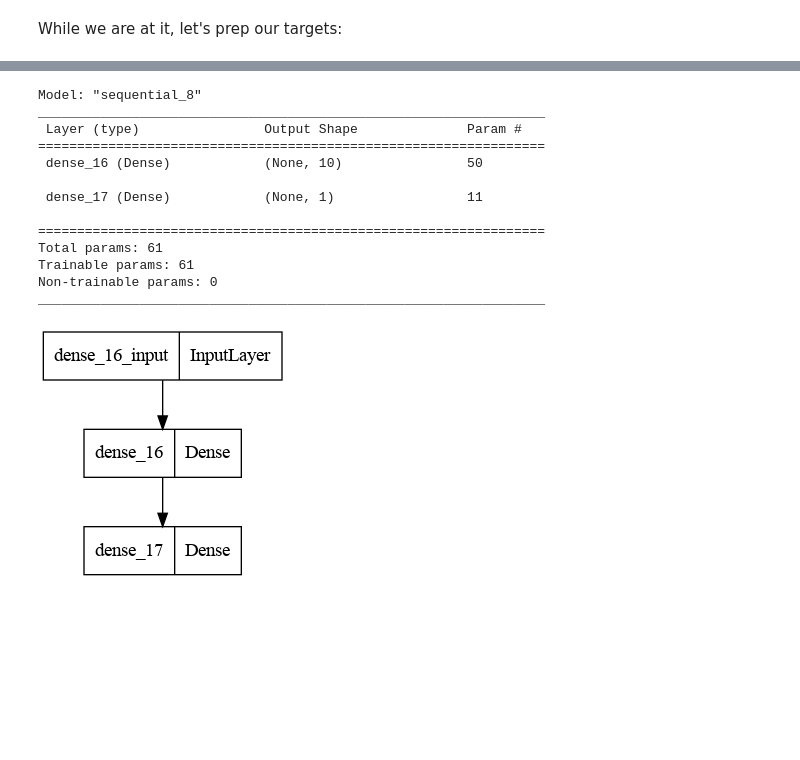
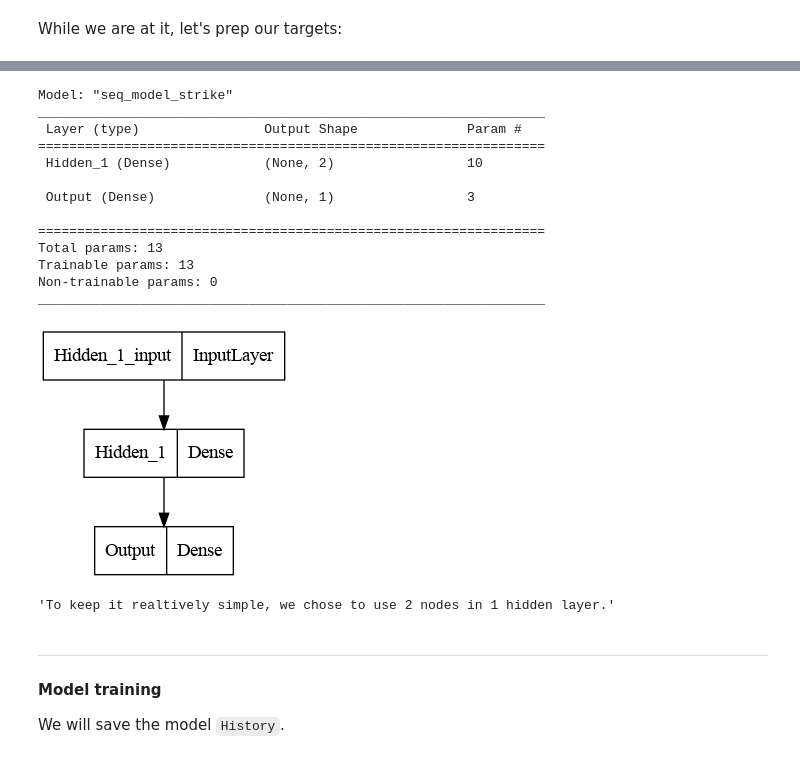
Before and after one commit to werlindo/called-third-strike, a Jupyter notebook: notebooks/03_first_crude_neural_network.ipynb, the cells around one changed output, grey strips where cells are left out. Cells and saved outputs as stored; diff of their text form; code cells hidden in the pictures; blank space fills up the shorter version.

Commit message:
Make initial neural network predictions

```diff
--- a/notebooks/03_first_crude_neural_network.ipynb
+++ b/notebooks/03_first_crude_neural_network.ipynb
@@ -121,2 +185,6 @@ Create train/test splits
+# %%
+# Parameters
+test_size = 0.20
 # %%
-X_train, X_test, y_train, y_test = train_test_split(X_scaled, df_y, test_size=0.20, stratify=df_y)
+X_train, X_test, y_train, y_test = train_test_split(X_scaled, df_y, test_size=test_size
+                                                    ,stratify=df_y)
@@ -123,38 +207,56 @@ X_train, X_test, y_train, y_test = train_test_split(X_scaled, df_y, test_size=0.
+# %%
+# Initial Parameters
+num_inputs = X_train.shape[1]
+num_units_dense_1 = 2
+num_outputs = 1
+activ_dense = 'sigmoid'
+activ_output = 'sigmoid'
+
+n_epochs = 2
+val_split = 0.10
 # %%
-# Import the Sequential model and Dense layer
-from keras.models import Sequential
-from keras.layers import Dense
-from keras.utils.vis_utils import plot_model
-
 # Create a Sequential model
-model = Sequential()
+model = Sequential(name='seq_model_strike')
 
 # Add an input layer and a hidden layer with 10 neurons
-model.add(Dense(10, input_shape=(4,), activation="sigmoid"))
+model.add(Dense(num_units_dense_1, input_shape=(num_inputs,)
+                ,activation=activ_dense, name='Hidden_1'))
 
 # Add a 1-neuron output layer
-model.add(Dense(1, activation="sigmoid"))
+model.add(Dense(num_outputs, activation=activ_output, name='Output'))
 
 # Compile your model
-model.compile(loss='binary_crossentropy', optimizer='adam', metrics=['accuracy'])
+model.compile(loss='binary_crossentropy', optimizer='adam'
+              ,metrics=['accuracy']
+             )
 
 # Summarise your model
 model.summary()
 
 plot_model(model)
 # %% [output]
-Model: "sequential_8"
+Model: "seq_model_strike"
 _________________________________________________________________
  Layer (type)                Output Shape              Param #
 =================================================================
- dense_16 (Dense)            (None, 10)                50
+ Hidden_1 (Dense)            (None, 2)                 10
 
- dense_17 (Dense)            (None, 1)                 11
+ Output (Dense)              (None, 1)                 3
 
 =================================================================
-Total params: 61
-Trainable params: 61
+Total params: 13
+Trainable params: 13
 Non-trainable params: 0
 _________________________________________________________________
-[figure, old version]
+[figure, new version]
+# %%
+f"To keep it realtively simple, we chose to use {num_units_dense_1} nodes in 1 hidden layer."
+# %% [output]
+'To keep it realtively simple, we chose to use 2 nodes in 1 hidden layer.'
+# %% [markdown]
+---
+
+#### Model training
+
+We will save the model `History`.
 # %%
```
Also changed, not shown: parts of 73 cells of this notebook, 8 other files.
